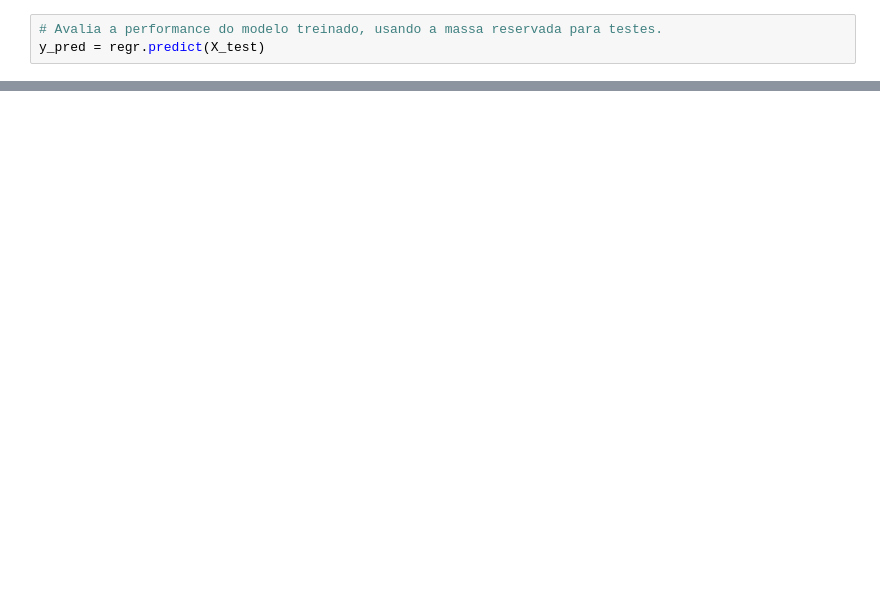
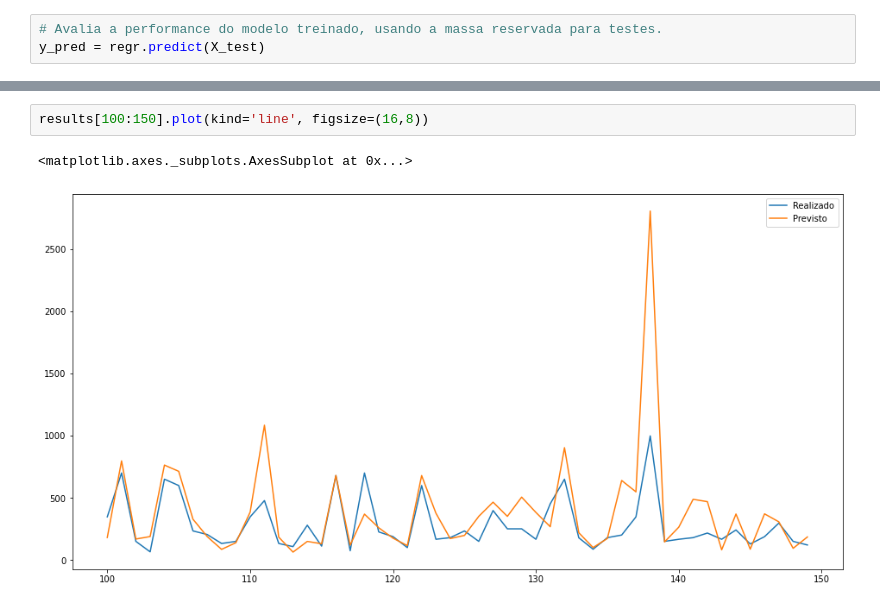
Before and after one commit to frlsouza/pmv_tcc_airbnb, a Jupyter notebook: tcc-puc-airbnb-d-modelagem.ipynb, the cells around one changed output, grey strips where cells are left out. Saved outputs shown, nothing was run; the diff lists cells and outputs as text; blank space fills up the shorter version.

```diff
--- a/tcc-puc-airbnb-d-modelagem.ipynb
+++ b/tcc-puc-airbnb-d-modelagem.ipynb
@@ -414,0 +272,5 @@ O arquivo gerado no passo acima contém os resultados do modelo preditivo. Com e
+# %%
+results[100:150].plot(kind='line', figsize=(16,8))
+# %% [output]
+<matplotlib.axes._subplots.AxesSubplot at 0x...>
+[figure, added]
```
Also changed, not shown: parts of 42 cells of this notebook, 1 other file.
